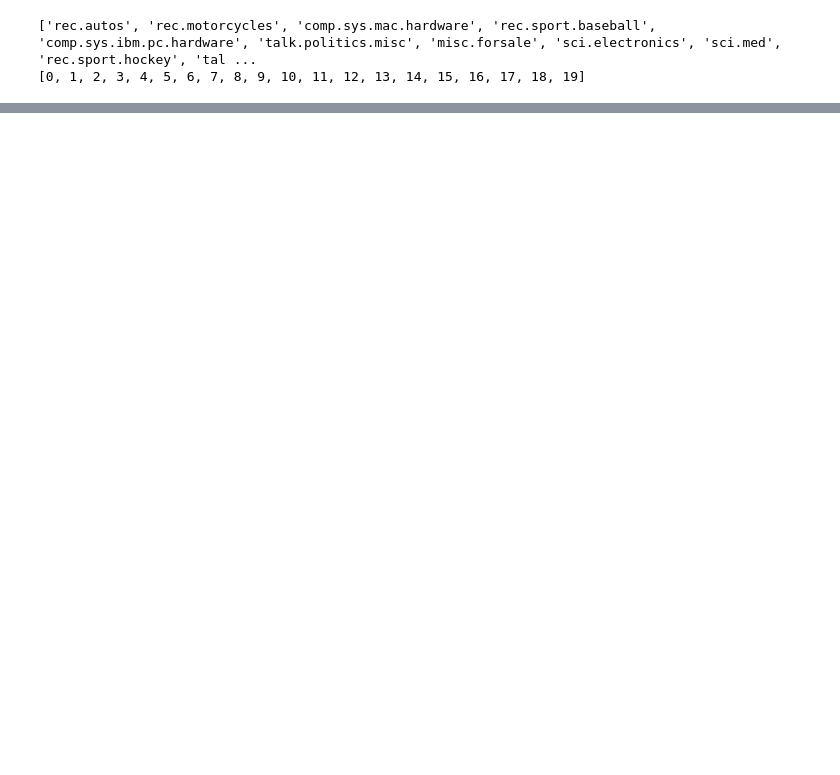
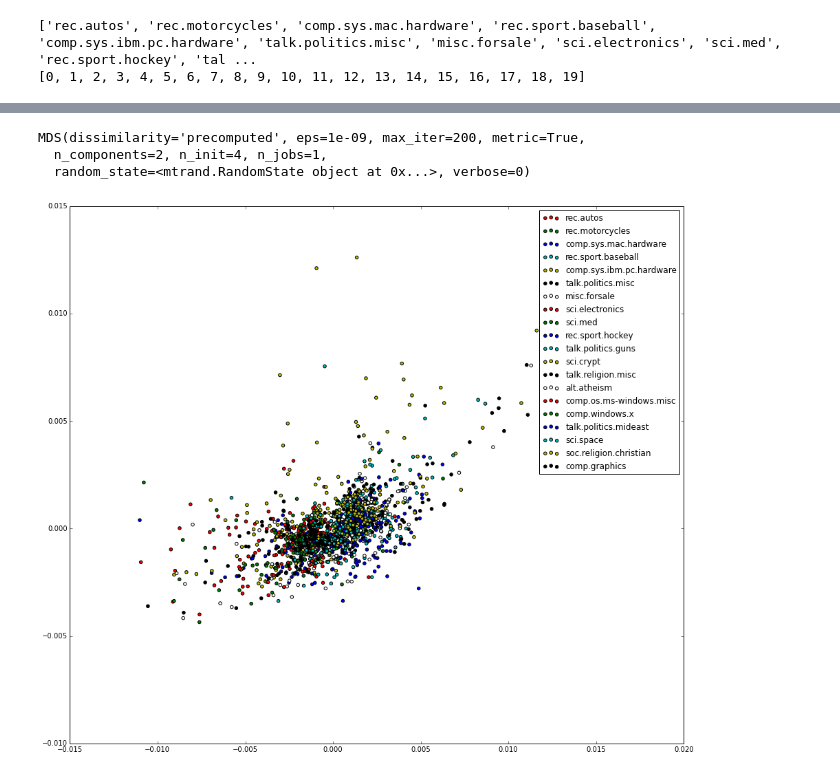
Before and after one commit to dosht/text-learn, a Jupyter notebook: excercise.ipynb, the cells around one changed output, grey strips where cells are left out. Saved outputs shown, nothing was run; the diff lists cells and outputs as text; code cells hidden in the pictures; blank space fills up the shorter version.

```diff
--- a/excercise.ipynb
+++ b/excercise.ipynb
@@ -138,0 +208,29 @@ print cosine_similarities[related_docs_indices] # what are the cosine distances?
+# %%
+X = tfidf_matrix.todense()
+pca = PCA(n_components=20).fit(X)
+# %%
+X_pca = pca.transform(X)
+# %%
+# MDS
+from sklearn.metrics.pairwise import linear_kernel
+from sklearn import manifold
+#cosine_similarities.shape
+from sklearn import manifold
+seed = np.random.RandomState(seed=3)
+
+mds = manifold.MDS(n_components=2, max_iter=200, eps=1e-9, random_state=seed,
+                   dissimilarity="precomputed", n_jobs=1)
+
+cosine_similarities_matrix = linear_kernel(X_pca, X_pca)
+cosine_similarities_matrix.shape
+mds.fit(cosine_similarities_matrix)
+#manifold.MDS?
+# %% [output]
+MDS(dissimilarity='precomputed', eps=1e-09, max_iter=200, metric=True,
+  n_components=2, n_init=4, n_jobs=1,
+  random_state=<mtrand.RandomState object at 0x...>, verbose=0)
+# %%
+n = 2000
+plot_2d(mds.embedding_[0:n,:], y[0:n], labels)
+# %% [output]
+[figure, added]
```
Also changed, not shown: parts of 28 cells of this notebook.
